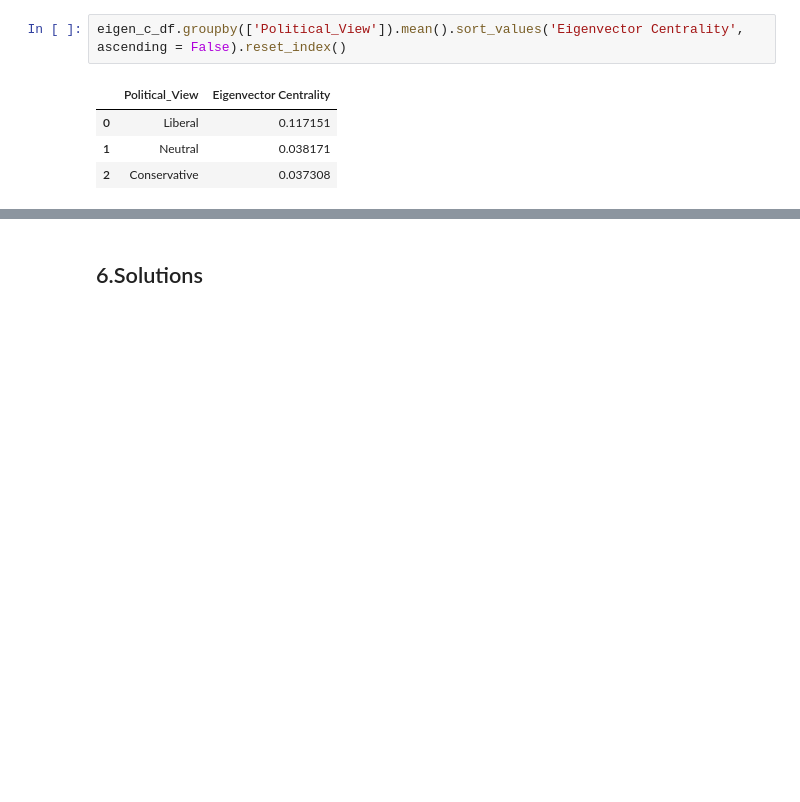
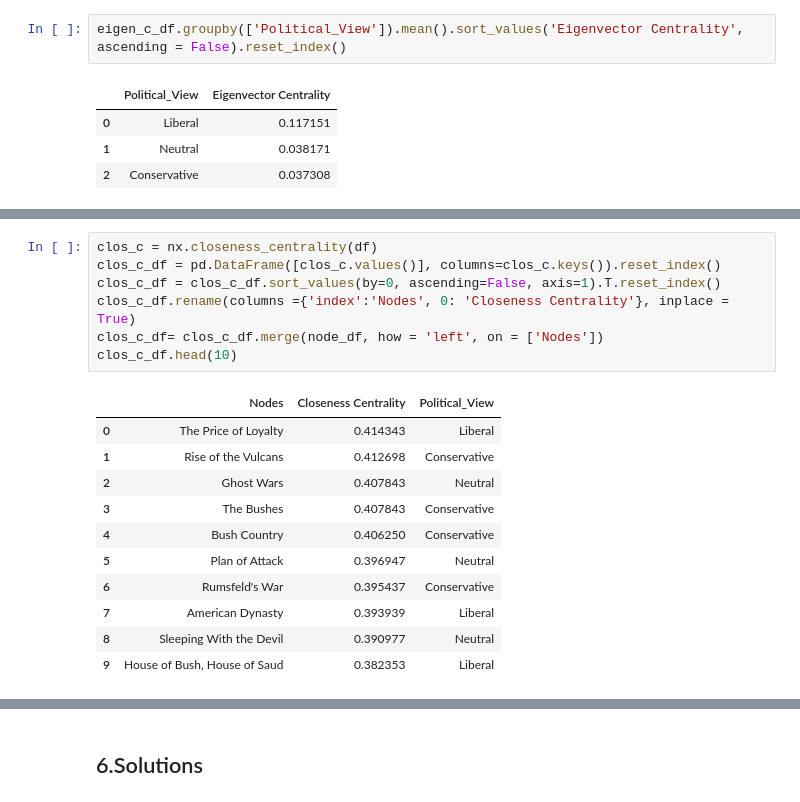
Before and after one commit to ltcancel/DATA620, a Jupyter notebook: Project1/DATA620_Project1.ipynb, the cells around one changed output, grey strips where cells are left out. Cells and saved outputs as stored; diff of their text form; blank space fills up the shorter version.

```diff
--- a/Project1/DATA620_Project1.ipynb
+++ b/Project1/DATA620_Project1.ipynb
@@ -235,0 +264,19 @@ eigen_c_df.groupby(['Political_View']).mean().sort_values('Eigenvector Centralit
+# %%
+clos_c = nx.closeness_centrality(df)
+clos_c_df = pd.DataFrame([clos_c.values()], columns=clos_c.keys()).reset_index()
+clos_c_df = clos_c_df.sort_values(by=0, ascending=False, axis=1).T.reset_index()
+clos_c_df.rename(columns ={'index':'Nodes', 0: 'Closeness Centrality'}, inplace = True)
+clos_c_df= clos_c_df.merge(node_df, how = 'left', on = ['Nodes'])
+clos_c_df.head(10)
+# %% [output]
+|  | Nodes | Closeness Centrality | Political_View |
+| 0 | The Price of Loyalty | 0.414343 | Liberal |
+| 1 | Rise of the Vulcans | 0.412698 | Conservative |
+| 2 | Ghost Wars | 0.407843 | Neutral |
+| 3 | The Bushes | 0.407843 | Conservative |
+| 4 | Bush Country | 0.406250 | Conservative |
+| 5 | Plan of Attack | 0.396947 | Neutral |
+| 6 | Rumsfeld's War | 0.395437 | Conservative |
+| 7 | American Dynasty | 0.393939 | Liberal |
+| 8 | Sleeping With the Devil | 0.390977 | Neutral |
+| 9 | House of Bush, House of Saud | 0.382353 | Liberal |
```
Also changed, not shown: parts of 11 cells of this notebook.
